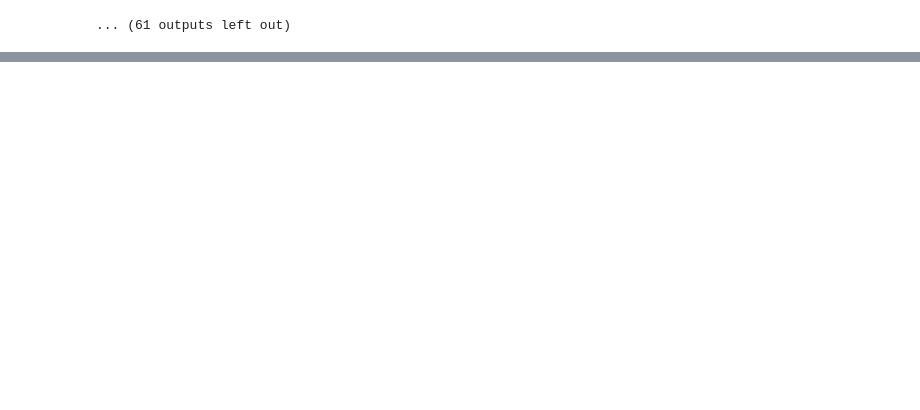
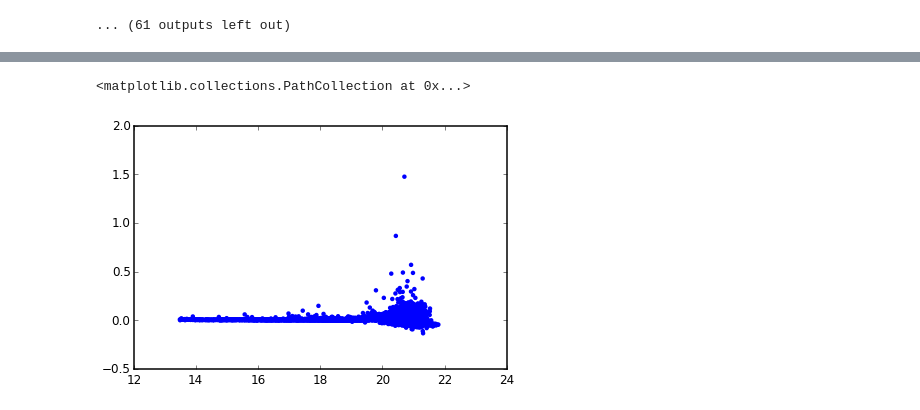
Before and after one commit to ebellm/ztf_summerschool_2015, a Jupyter notebook: notebooks/Making_a_Lightcurve.ipynb, the cells around one changed output, grey strips where cells are left out. Saved outputs shown, nothing was run; the diff lists cells and outputs as text; code cells hidden in the pictures; blank space fills up the shorter version.

```diff
--- a/notebooks/Making_a_Lightcurve.ipynb
+++ b/notebooks/Making_a_Lightcurve.ipynb
@@ -107,0 +120,5 @@ mags.max()
+# %%
+plt.scatter(np.ma.median(mags,axis=1), np.ma.std(mags,axis=1)**2. - np.ma.mean(magerrs**2.,axis=1))
+# %% [output]
+<matplotlib.collections.PathCollection at 0x...>
+[figure, added]
```
Also changed, not shown: parts of 12 cells of this notebook.
